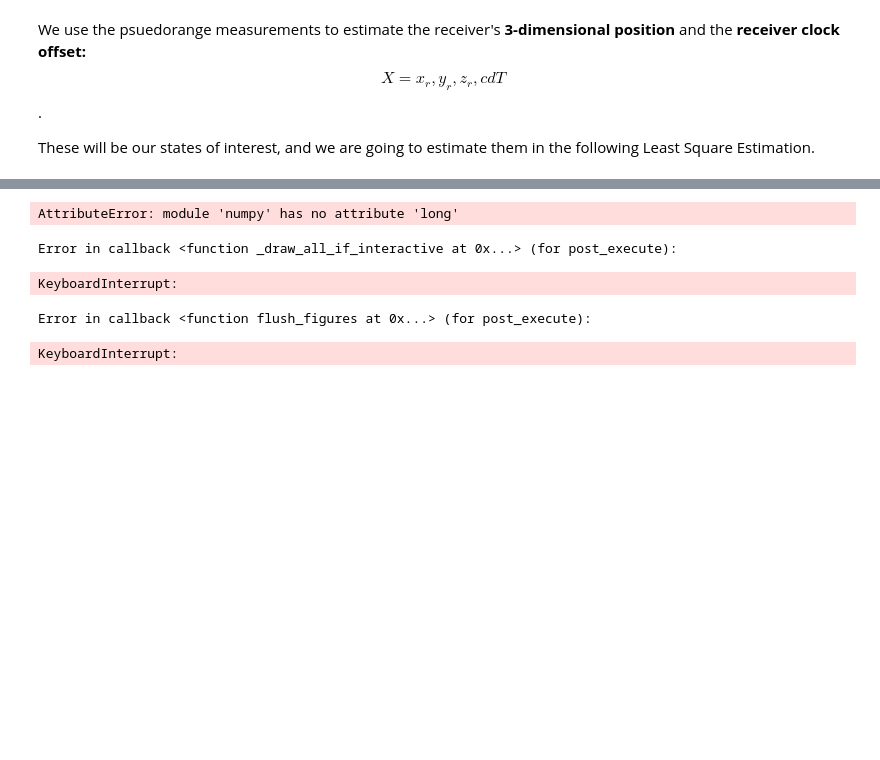
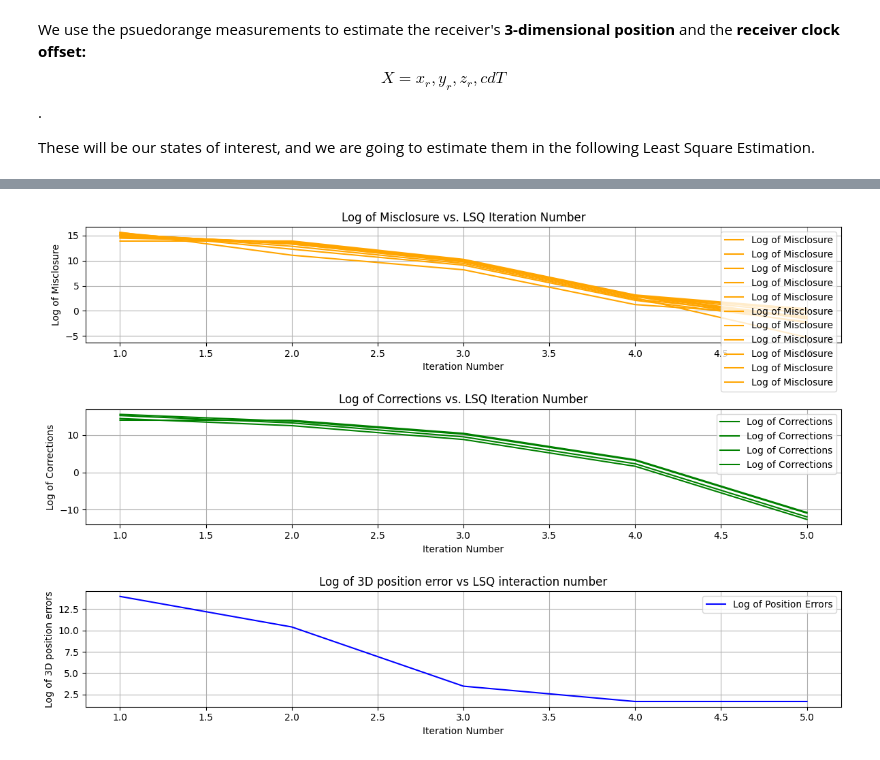
Before and after one commit to ObehiEdeoghon/engg680_2024_fall, a Jupyter notebook: Lab_Assignment2/Assignment2.ipynb, the cells around one changed output, grey strips where cells are left out. Cells and saved outputs as stored; diff of their text form; code cells hidden in the pictures; blank space fills up the shorter version.

```diff
--- a/Lab_Assignment2/Assignment2.ipynb
+++ b/Lab_Assignment2/Assignment2.ipynb
@@ -370,11 +382,11 @@ x_hat = x_0.copy()
 # you can either use the numpy function or code the math manually
 # (1 marks)
 def euclidean_norm(receiver_pos, satellite_pos):
-  receiver_pos_expanded = receiver_pos[np.newaxis, :]
-  diff = satellite_pos[:, :3] - receiver_pos_expanded
-  distances = np.sqrt(np.sum(diff**2, axis=1))
+    distances = np.linalg.norm(satellite_pos - receiver_pos, axis=1)
 
-  return distances
+
+
+    return distances
 # %%
   # step 8
 # define a function named design_matrix which computes the design matrix A of this LSE problem
@@ -382,15 +394,13 @@ def euclidean_norm(receiver_pos, satellite_pos):
 # the function should return an two-dimensional array which represents the design matrix A
 # (2 marks)
 def design_matrix(r_pos, s_pos, rho):
-    n= s_pos.shape[0] # Indent this line
+    n= s_pos.shape[0]
     A = np.zeros((n, 4))
     c= 299792458
-    for i in range(n):
-        A[i, 0] = (s_pos[i, 0] - r_pos[0]) / rho[i]
-        A[i, 1] = (s_pos[i, 1] - r_pos[1]) / rho[i]
-        A[i, 2] = (s_pos[i, 2] - r_pos[2]) / rho[i]
-        A[i, 3] = -c
-    return A # Indent this line to be within the function
+
+    A[:, :3] = (r_pos - s_pos) / rho[:, np.newaxis]
+    A[:, 3] = 1
+    return A
 # %%
 # step 9
 # start the iteration for the LSE (11 marks in total)
@@ -553,39 +514,35 @@ plt.figure(figsize=(12, 8))
 plt.subplot(3, 1, 1)
 plt.plot(arr_i, np.log(np.abs(arr_w)), label='Log of Misclosure', color='orange')
 plt.title('Log of Misclosure vs. LSQ Iteration Number')
 plt.xlabel('Iteration Number')
 plt.ylabel('Log of Misclosure')
 plt.grid(True)
 plt.legend()
 
 # 2. Plot log of the corrections delta against the LSQ iteration number i
 # (1 marks)
 plt.subplot(3, 1, 2)
 plt.plot(arr_i, np.log(np.abs(arr_delta)), label='Log of Corrections', color='green')
 plt.title('Log of Corrections vs. LSQ Iteration Number')
 plt.xlabel('Iteration Number')
 plt.ylabel('Log of Corrections')
 plt.grid(True)
 plt.legend()
 # 3. Plot log of the 3D position errors against the LSQ iteration number i
 # (1 marks)
 plt.subplot(3, 1, 3)
-plt.plot(arr_i, np.long(np.abs(arr_err_pos)), label='Log of Position Errors', color='blue')
+plt.plot(arr_i, np.log(np.abs(arr_err_pos)), label='Log of Position Errors', color='blue')
 plt.title('Log of 3D position error vs LSQ interaction number')
 plt.xlabel('Iteration Number')
 plt.ylabel('Log of 3D position errors')
 plt.grid(True)
 plt.legend()
 
 # Adjust the layout and display the plots
 plt.tight_layout()
 plt.show()
 # %% [output]
-AttributeError: module 'numpy' has no attribute 'long'
-Error in callback <function _draw_all_if_interactive at 0x...> (for post_execute):
-KeyboardInterrupt:
-Error in callback <function flush_figures at 0x...> (for post_execute):
-KeyboardInterrupt:
+[figure, added]
 # %%
 # step 12
 # Using the imported matplotlib, plot the following (3 marks in total). Make sure to include proper axes information, legend, grid lines and title.
```
Also changed, not shown: parts of 9 cells of this notebook.
